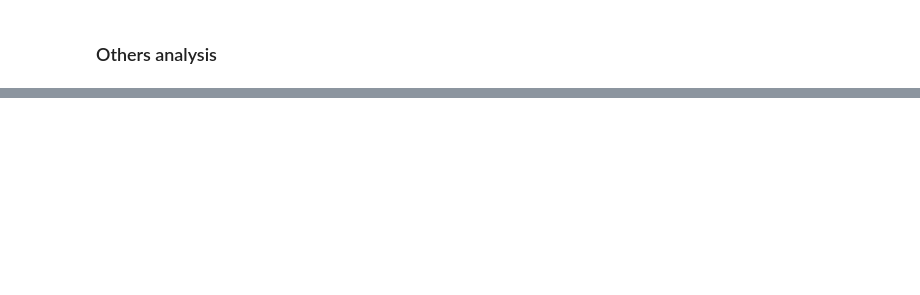
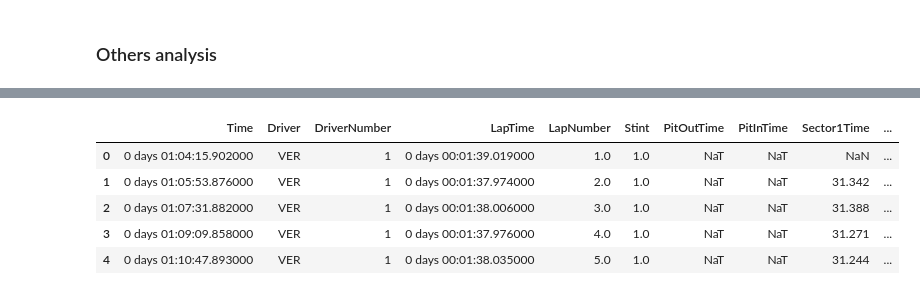
Before and after one commit to diegonbotelho/f1-tire-prediction, a Jupyter notebook: notebooks/diego_data_explore.ipynb, the cells around one changed output, grey strips where cells are left out. Drawn from its saved outputs; the diff is of its cells as text; code cells hidden in the pictures; blank space fills up the shorter version.

```diff
--- a/notebooks/diego_data_explore.ipynb
+++ b/notebooks/diego_data_explore.ipynb
@@ -301,0 +434,17 @@ plt.show()
+# %%
+# Calculate delta_lap (time difference between consecutive laps for each driver)
+all_races_data['Delta_Lap'] = 0.0
+
+for driver in all_races_data['Driver'].unique():
+    driver_data = all_races_data[all_races_data['Driver'] == driver]
+    delta_lap = driver_data['LapTime_seconds'].diff().fillna(0)
+    all_races_data.loc[driver_data.index, 'Delta_Lap'] = delta_lap
+
+all_races_data.head()
+# %% [output]
+|  | Time | Driver | DriverNumber | LapTime | LapNumber | Stint | PitOutTime | PitInTime | Sector1Time | ... |
+| 0 | 0 days 01:04:15.902000 | VER | 1 | 0 days 00:01:39.019000 | 1.0 | 1.0 | NaT | NaT | NaN | ... |
+| 1 | 0 days 01:05:53.876000 | VER | 1 | 0 days 00:01:37.974000 | 2.0 | 1.0 | NaT | NaT | 31.342 | ... |
+| 2 | 0 days 01:07:31.882000 | VER | 1 | 0 days 00:01:38.006000 | 3.0 | 1.0 | NaT | NaT | 31.388 | ... |
+| 3 | 0 days 01:09:09.858000 | VER | 1 | 0 days 00:01:37.976000 | 4.0 | 1.0 | NaT | NaT | 31.271 | ... |
+| 4 | 0 days 01:10:47.893000 | VER | 1 | 0 days 00:01:38.035000 | 5.0 | 1.0 | NaT | NaT | 31.244 | ... |
```
Also changed, not shown: parts of 22 cells of this notebook.
